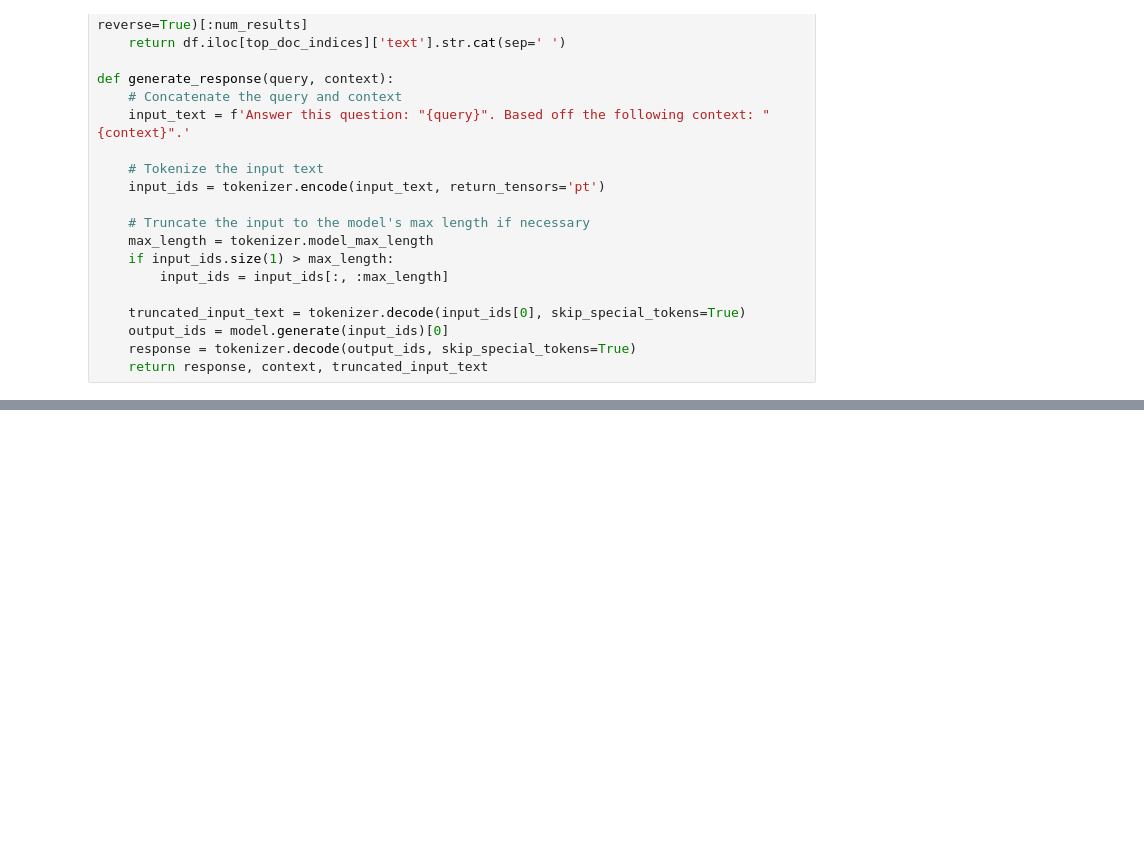
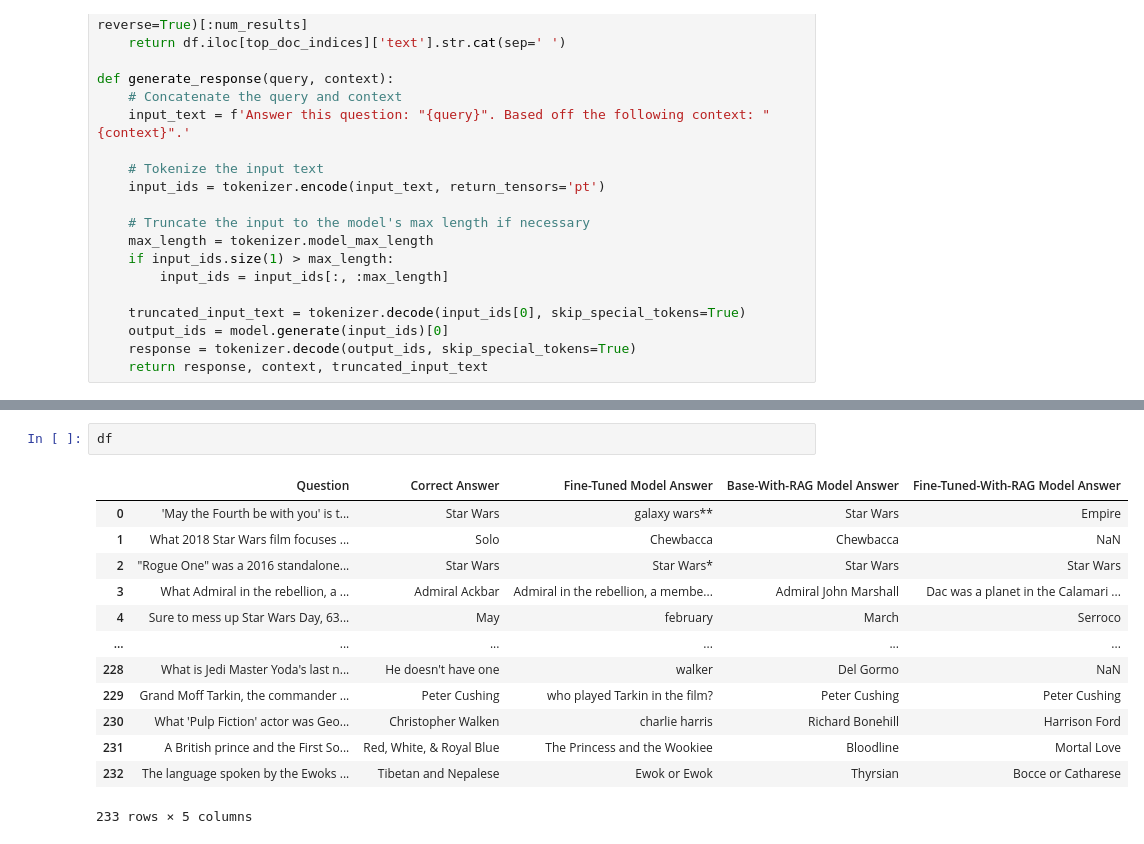
Before and after one commit to bjarkedc/RAG_FLAN_T5, a Jupyter notebook: t5_flan_rag.ipynb, the cells around one changed output, grey strips where cells are left out. Drawn from its saved outputs; the diff is of its cells as text; blank space fills up the shorter version.

```diff
--- a/t5_flan_rag.ipynb
+++ b/t5_flan_rag.ipynb
@@ -279,0 +327,16 @@ Total correct answers: 3/233
+# %%
+df
+# %% [output]
+|  | Question | Correct Answer | Fine-Tuned Model Answer | Base-With-RAG Model Answer | Fine-Tuned-With-RAG Model Answer |
+| 0 | 'May the Fourth be with you' is t... | Star Wars | galaxy wars** | Star Wars | Empire |
+| 1 | What 2018 Star Wars film focuses ... | Solo | Chewbacca | Chewbacca | NaN |
+| 2 | "Rogue One" was a 2016 standalone... | Star Wars | Star Wars* | Star Wars | Star Wars |
+| 3 | What Admiral in the rebellion, a ... | Admiral Ackbar | Admiral in the rebellion, a membe... | Admiral John Marshall | Dac was a planet in the Calamari ... |
+| 4 | Sure to mess up Star Wars Day, 63... | May | february | March | Serroco |
+| ... | ... | ... | ... | ... | ... |
+| 228 | What is Jedi Master Yoda's last n... | He doesn't have one | walker | Del Gormo | NaN |
+| 229 | Grand Moff Tarkin, the commander ... | Peter Cushing | who played Tarkin in the film? | Peter Cushing | Peter Cushing |
+| 230 | What 'Pulp Fiction' actor was Geo... | Christopher Walken | charlie harris | Richard Bonehill | Harrison Ford |
+| 231 | A British prince and the First So... | Red, White, & Royal Blue | The Princess and the Wookiee | Bloodline | Mortal Love |
+| 232 | The language spoken by the Ewoks ... | Tibetan and Nepalese | Ewok or Ewok | Thyrsian | Bocce or Catharese |
+233 rows × 5 columns
```
Also changed, not shown: parts of 4 cells of this notebook.
